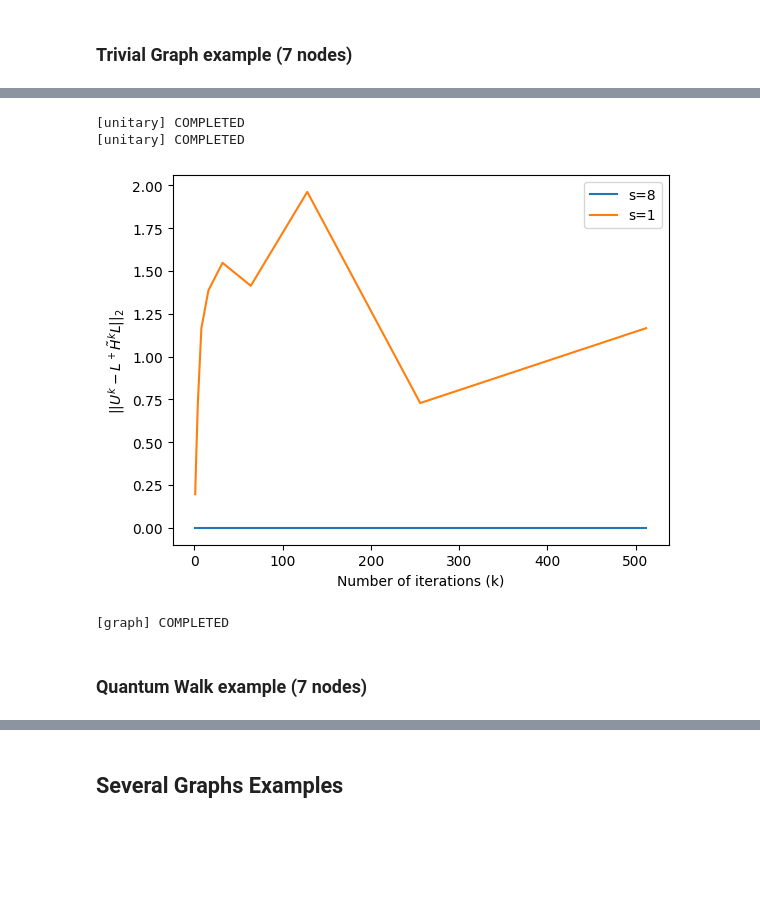
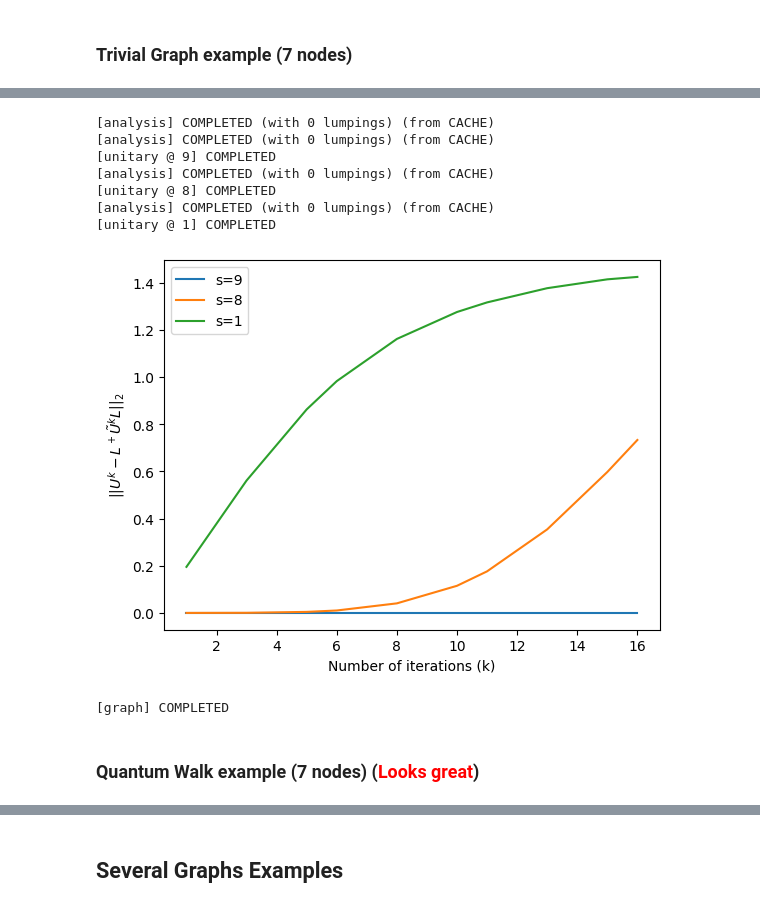
Before and after one commit to Antonio-JP/CLUE, a Jupyter notebook: notebooks/numerical_quantum.ipynb, the cells around one changed output, grey strips where cells are left out. Saved outputs shown, nothing was run; the diff lists cells and outputs as text; code cells hidden in the pictures; blank space fills up the shorter version.

```diff
--- a/notebooks/numerical_quantum.ipynb
+++ b/notebooks/numerical_quantum.ipynb
@@ -28,12 +49,17 @@ generate_error_graph(G)
 [graph] COMPLETED
 # %%
-generate_error_graph(G, closest_unitary_error, r"\tilde{H}")
+generate_error_graph(G, closest_unitary_error, r"\tilde{U}")
 # %% [output]
-[unitary] COMPLETED
-[unitary] COMPLETED
+[analysis] COMPLETED (with 0 lumpings) (from CACHE)
+[analysis] COMPLETED (with 0 lumpings) (from CACHE)
+[unitary @ 9] COMPLETED
+[analysis] COMPLETED (with 0 lumpings) (from CACHE)
+[unitary @ 8] COMPLETED
+[analysis] COMPLETED (with 0 lumpings) (from CACHE)
+[unitary @ 1] COMPLETED
-[figure, old version]
+[figure, new version]
 [graph] COMPLETED
 # %% [markdown]
-### **Quantum Walk example** (7 nodes)
+### **Quantum Walk example** (7 nodes) (<font color='red'>Looks great</font>)
 # %%
 QW = QuantumBenchmark.generate_example("qwalk", 7, 0)
```
Also changed, not shown: parts of 40 cells of this notebook, 9 other files.
